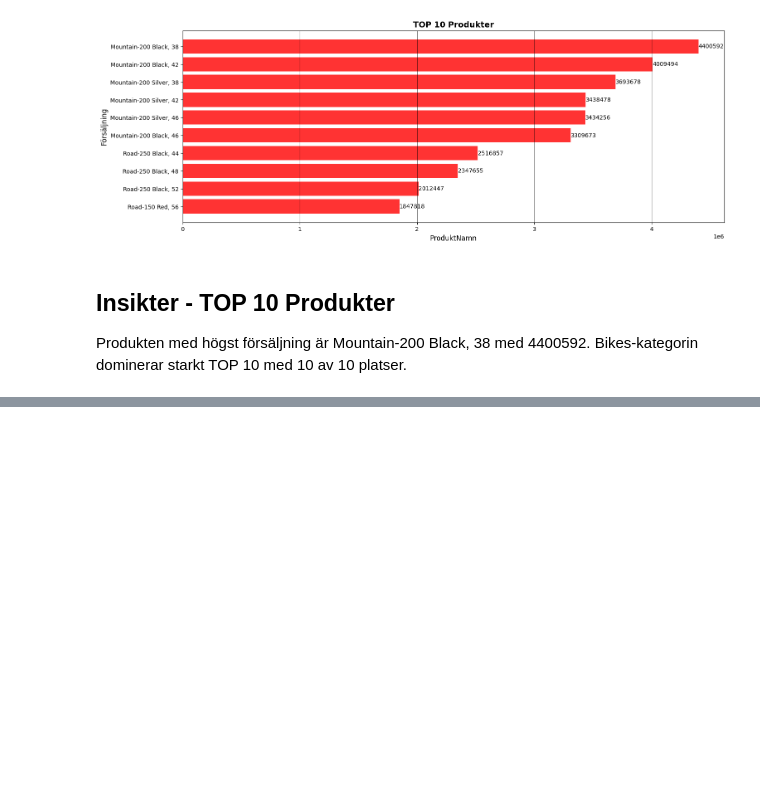
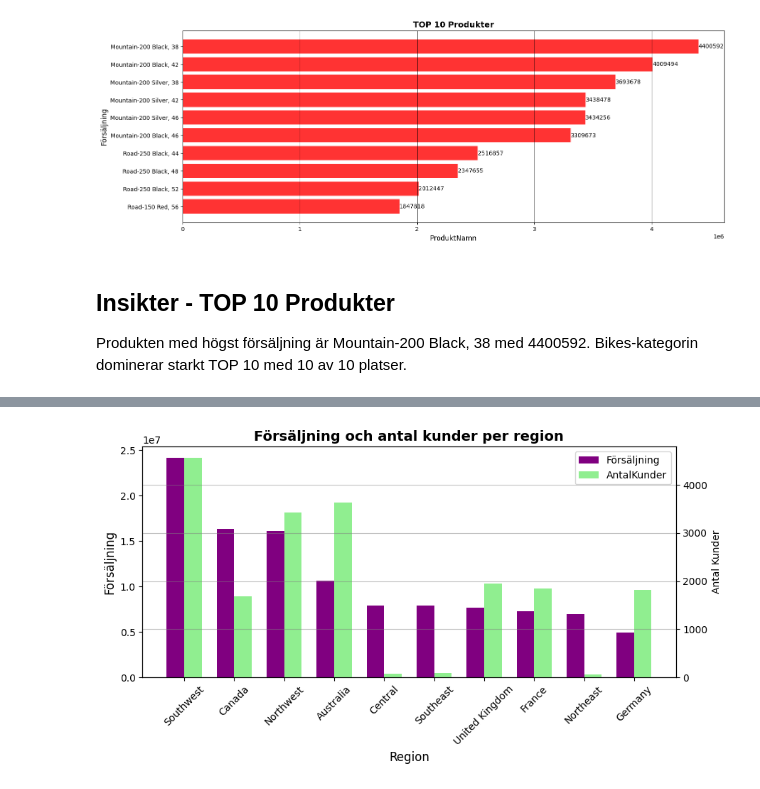
Before and after one commit to janekrajt-tech/AdventureWorks2025, a Jupyter notebook: notebooks/main.ipynb, the cells around one changed output, grey strips where cells are left out. Saved outputs shown, nothing was run; the diff lists cells and outputs as text; code cells hidden in the pictures; blank space fills up the shorter version.

```diff
--- a/notebooks/main.ipynb
+++ b/notebooks/main.ipynb
@@ -346,0 +363,50 @@ Produkten med högst försäljning är Mountain-200 Black, 38 med 4400592. Bikes
+# %%
+query_vis6 = """
+SELECT
+    st.Name AS Region,
+    SUM(soh.SubTotal) AS Försäljning,
+    COUNT(DISTINCT(C.CustomerID)) AS AntalKunder
+FROM Sales.SalesTerritory st
+INNER JOIN Sales.SalesOrderHeader soh ON st.TerritoryID = soh.TerritoryID
+INNER JOIN Sales.Customer c ON soh.CustomerID = c.CustomerID
+GROUP BY st.Name
+ORDER BY Försäljning DESC
+
+"""
+
+df_vis6 = query_df(query_vis6)
+x = np.arange(len(df_vis6['Region']))
+width=0.35
+fig, ax1 = plt.subplots(figsize=(9,5))
+
+bars1= ax1.bar(
+     x - width/2,
+     (df_vis6['Försäljning']),
+     width,
+     color='purple',
+     label= 'Försäljning'
+)
+ax1.set_ylabel('Försäljning',fontsize=12)
+
+ax2 = ax1.twinx()
+bars2= ax2.bar(
+    x + width/2,
+    df_vis6['AntalKunder'],
+    width,
+    color='lightgreen',
+    label='AntalKunder'
+)
+ax2.set_ylabel('Antal Kunder')
+
+ax1.set_xticks(x)
+ax1.set_xticklabels(df_vis6['Region'], rotation=45)
+ax1.set_xlabel('Region',fontsize=12)
+ax1.set_title('Försäljning och antal kunder per region',fontweight='bold',fontsize=14)
+handles1, labels1 = ax1.get_legend_handles_labels()
+handles2, labels2 = ax2.get_legend_handles_labels()
+ax1.legend(handles1 + handles2, labels1 + labels2)
+plt.grid(axis='y', color='grey', alpha=0.5)
+plt.tight_layout()
+plt.show()
+# %% [output]
+[figure, added]
```
Also changed, not shown: parts of 9 cells of this notebook, 2 other files.
